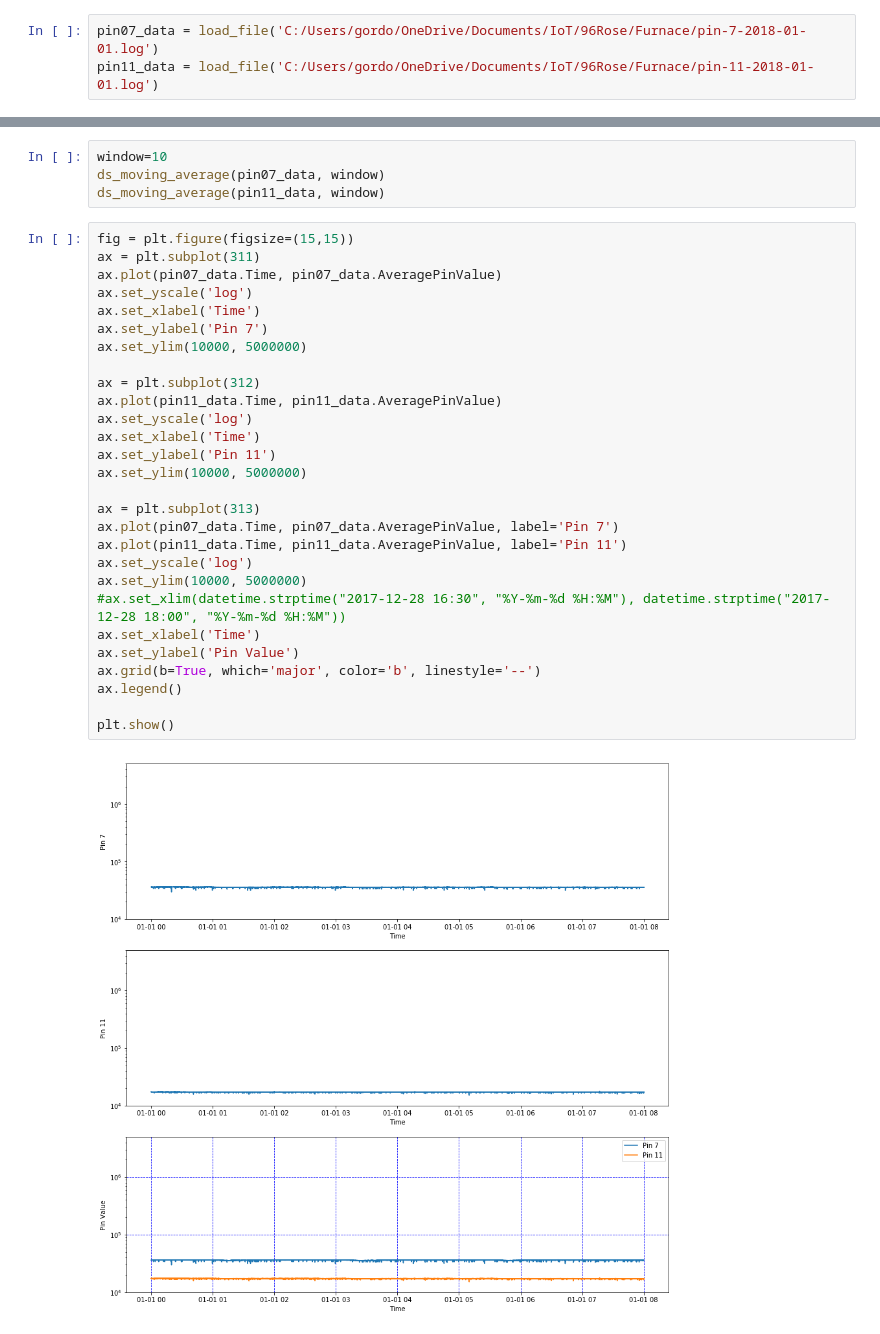
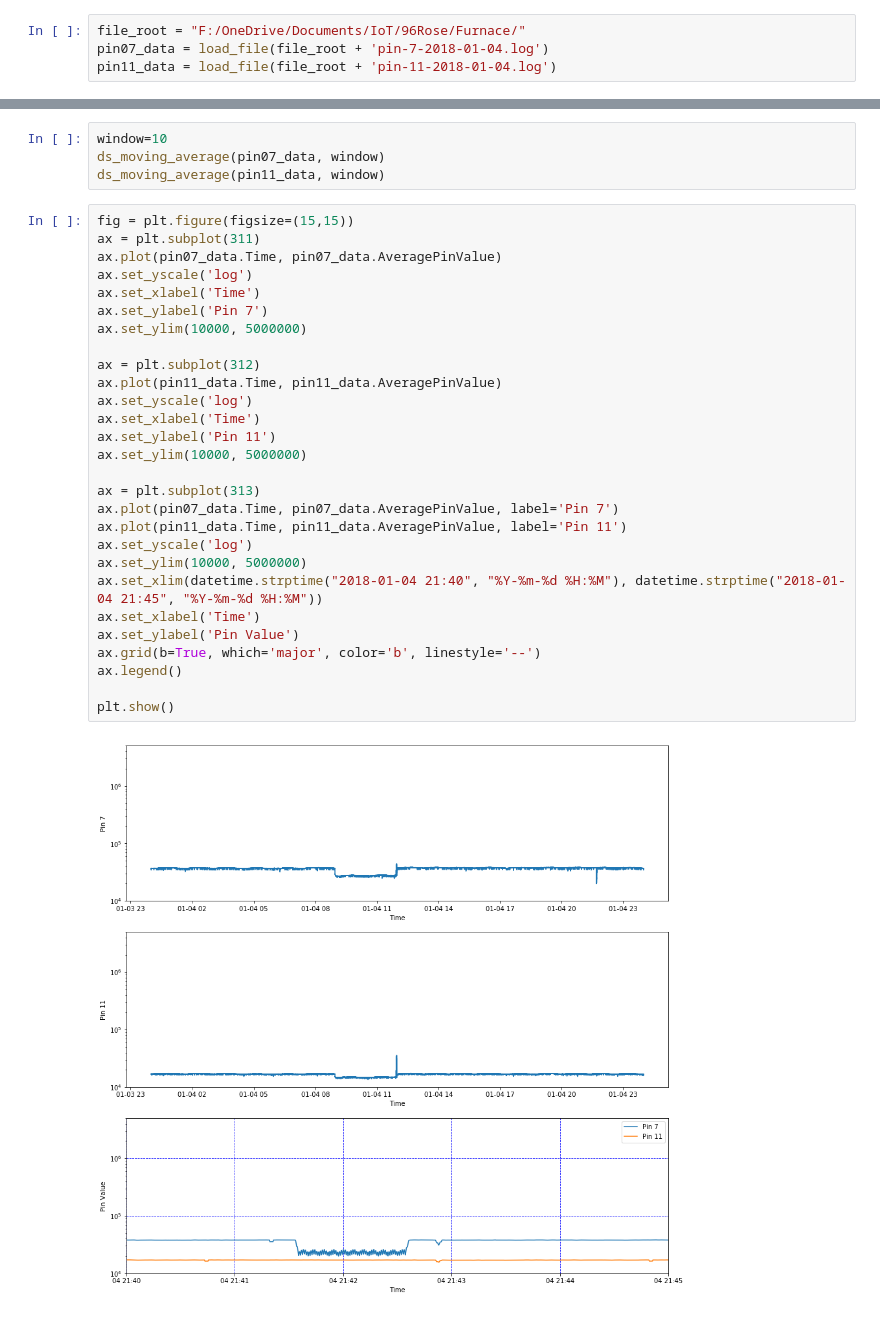
Before and after one commit to gordonwatts/water-watcher, a Jupyter notebook: notebooks/DayTimeSeries.ipynb, the cells around one changed output, grey strips where cells are left out. Saved outputs shown, nothing was run; the diff lists cells and outputs as text.

```diff
--- a/notebooks/DayTimeSeries.ipynb
+++ b/notebooks/DayTimeSeries.ipynb
@@ -34,8 +34,9 @@ def load_file(file_path):
 
     return pd.DataFrame(dlist, columns=['Time', 'PinValue'])
 # %%
-pin07_data = load_file('C:/Users/gordo/OneDrive/Documents/IoT/96Rose/Furnace/pin-7-2018-01-01.log')
-pin11_data = load_file('C:/Users/gordo/OneDrive/Documents/IoT/96Rose/Furnace/pin-11-2018-01-01.log')
+file_root = "F:/OneDrive/Documents/IoT/96Rose/Furnace/"
+pin07_data = load_file(file_root + 'pin-7-2018-01-04.log')
+pin11_data = load_file(file_root + 'pin-11-2018-01-04.log')
 # %% [markdown]
 ## Basic Timeseries Plots
 # %%
@@ -89,30 +90,30 @@ ds_moving_average(pin11_data, window)
 # %%
 fig = plt.figure(figsize=(15,15))
 ax = plt.subplot(311)
 ax.plot(pin07_data.Time, pin07_data.AveragePinValue)
 ax.set_yscale('log')
 ax.set_xlabel('Time')
 ax.set_ylabel('Pin 7')
 ax.set_ylim(10000, 5000000)
 
 ax = plt.subplot(312)
 ax.plot(pin11_data.Time, pin11_data.AveragePinValue)
 ax.set_yscale('log')
 ax.set_xlabel('Time')
 ax.set_ylabel('Pin 11')
 ax.set_ylim(10000, 5000000)
 
 ax = plt.subplot(313)
 ax.plot(pin07_data.Time, pin07_data.AveragePinValue, label='Pin 7')
 ax.plot(pin11_data.Time, pin11_data.AveragePinValue, label='Pin 11')
 ax.set_yscale('log')
 ax.set_ylim(10000, 5000000)
-#ax.set_xlim(datetime.strptime("2017-12-28 16:30", "%Y-%m-%d %H:%M"), datetime.strptime("2017-12-28 18:00", "%Y-%m-%d %H:%M"))
+ax.set_xlim(datetime.strptime("2018-01-04 21:40", "%Y-%m-%d %H:%M"), datetime.strptime("2018-01-04 21:45", "%Y-%m-%d %H:%M"))
 ax.set_xlabel('Time')
 ax.set_ylabel('Pin Value')
 ax.grid(b=True, which='major', color='b', linestyle='--')
 ax.legend()
 
 plt.show()
 # %% [output]
-[figure, old version]
+[figure, new version]
```
Also changed, not shown: parts of 1 cell of this notebook.
